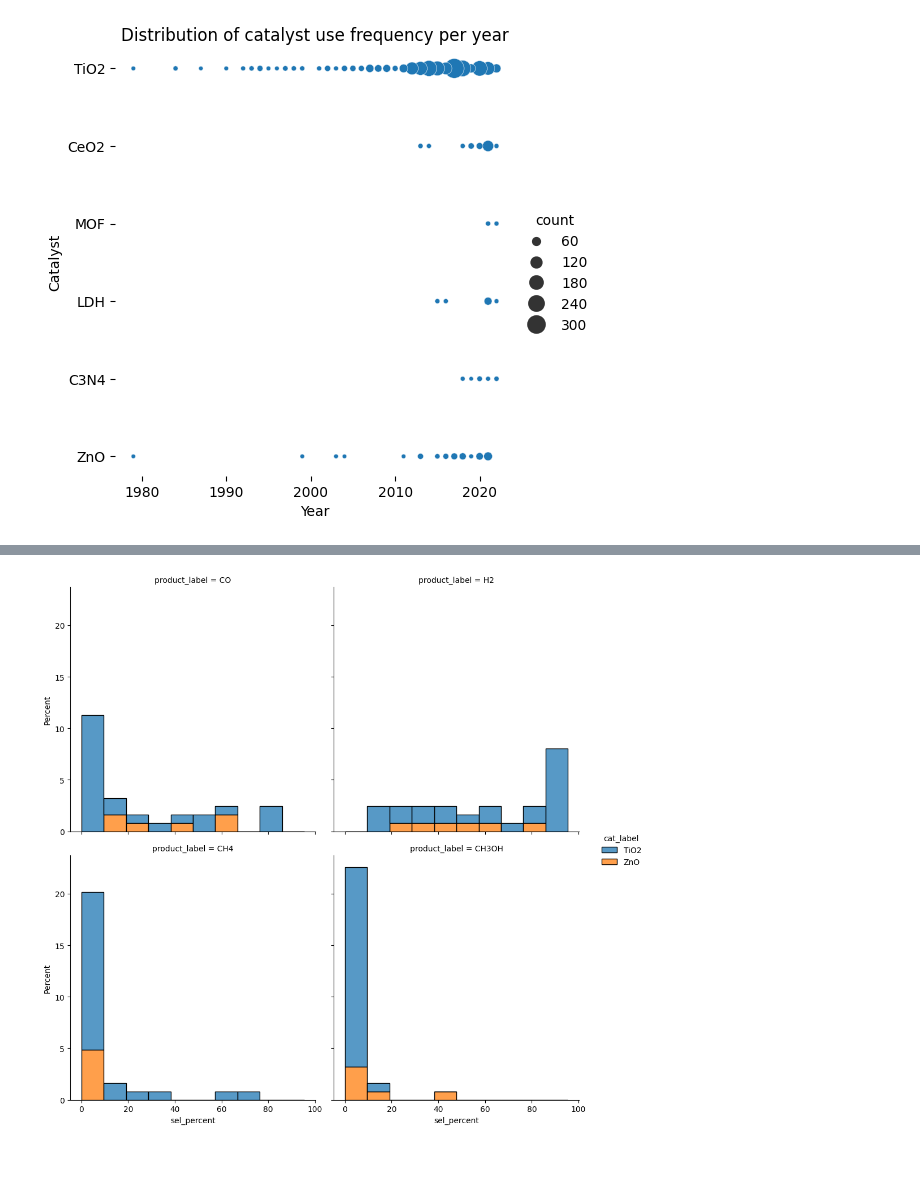
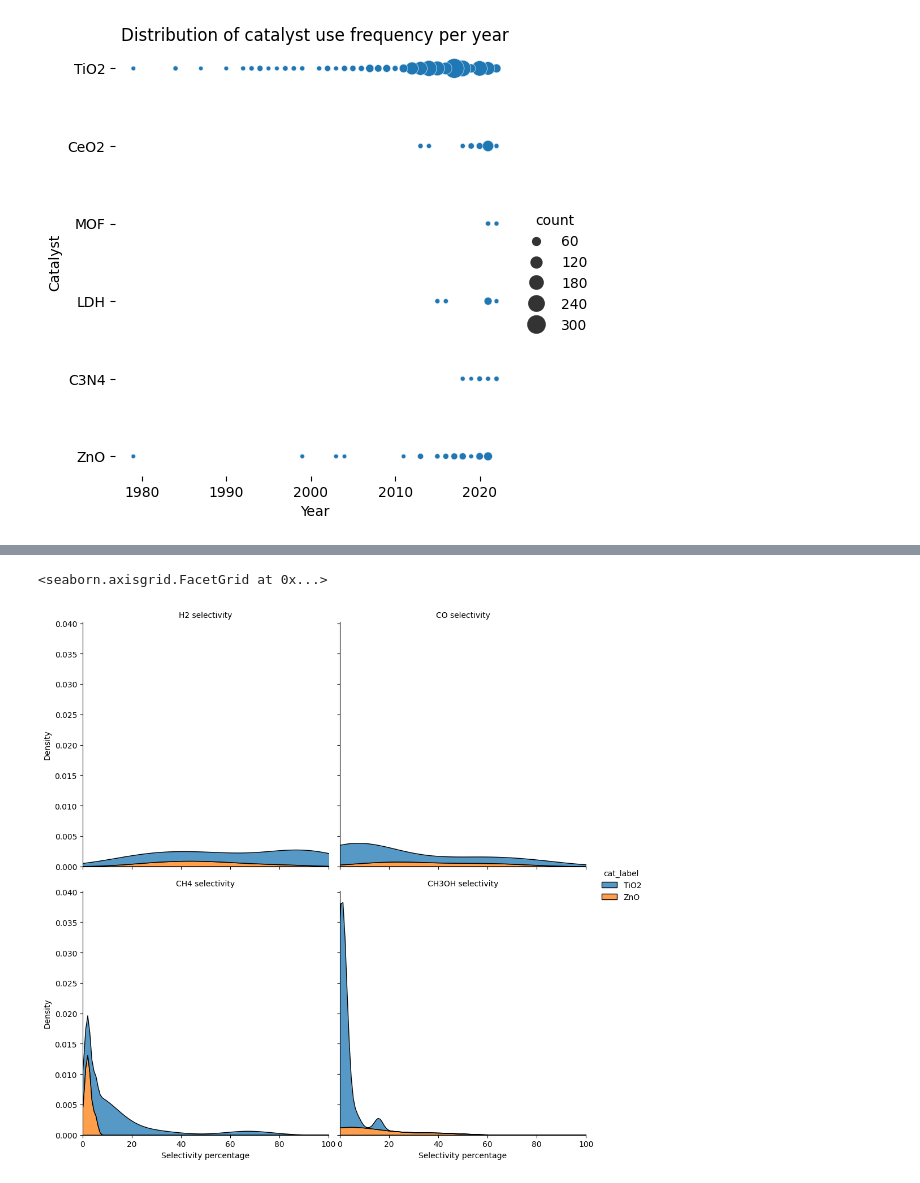
Before and after one commit to SolarChem/solarchem-kg, a Jupyter notebook: notebooks/queries-and-figures.ipynb, the cells around one changed output, grey strips where cells are left out. Drawn from its saved outputs; the diff is of its cells as text; code cells hidden in the pictures.

```diff
--- a/notebooks/queries-and-figures.ipynb
+++ b/notebooks/queries-and-figures.ipynb
@@ -264,11 +343,15 @@ print(q_res)
-# %%
-g_hist = sns.displot(data=q_res,
-                     col='product_label', col_wrap=2,
-                     hue='cat_label', multiple='stack',
-                     x='sel_percent',
-                     kind='hist',
-                    # stat='percent',   ##already calculated in KG
-                     bins=10
-                     )
-# %% [output]
-[figure, removed]
+# %%
+g = sns.displot(data=q_res,
+                     col='product_label', col_wrap=2,
+                     hue='cat_label', multiple='stack',
+                     x='sel_percent',
+                     kind='kde',
+                    # stat='percent',   ##already calculated in KG
+                     #bins=10
+                     )
+g.set(xlim=(0,100))
+g.set_titles(col_template='{col_name} selectivity')
+g.set_axis_labels(x_var='Selectivity percentage')
+# %% [output]
+<seaborn.axisgrid.FacetGrid at 0x...>
+[figure, added]
```
Also changed, not shown: parts of 7 cells of this notebook.
